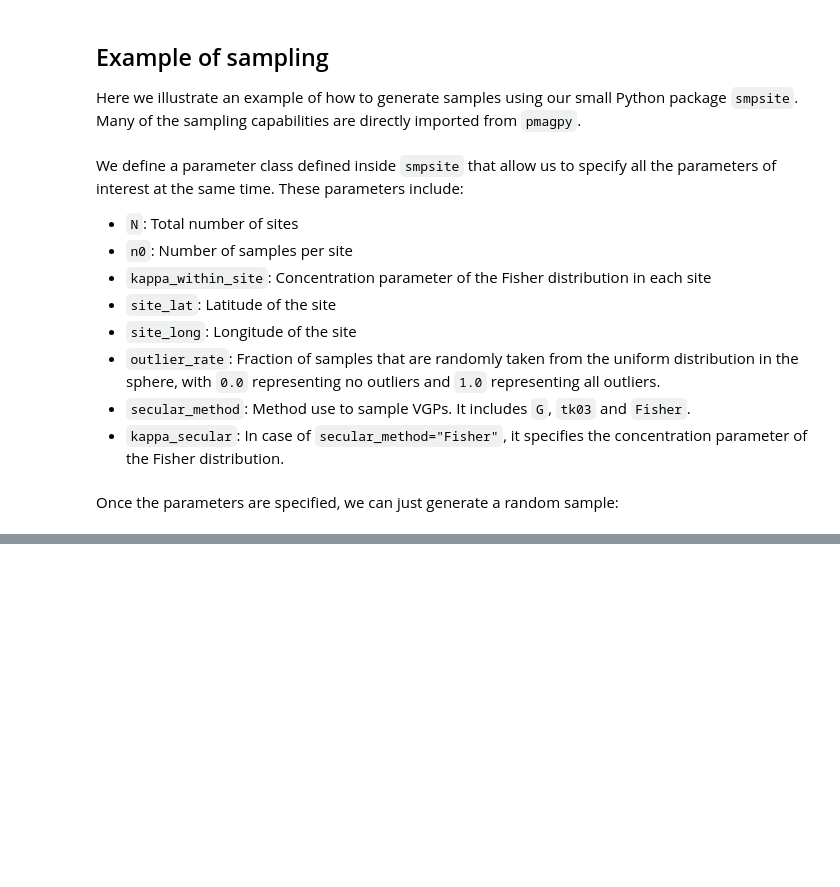
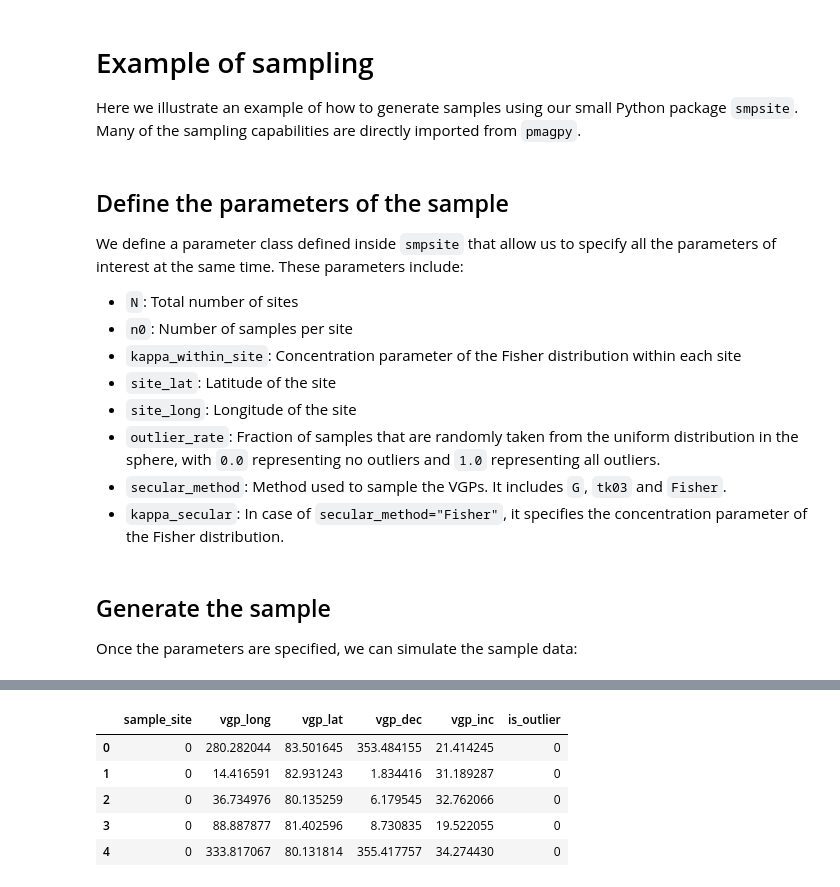
Before and after one commit to PolarWandering/PaleoSampling, a Jupyter notebook: _sources/notebooks/Sampling_example.ipynb, the cells around one changed output, grey strips where cells are left out. Drawn from its saved outputs; the diff is of its cells as text; code cells hidden in the pictures; blank space fills up the shorter version.

```diff
--- a/_sources/notebooks/Sampling_example.ipynb
+++ b/_sources/notebooks/Sampling_example.ipynb
@@ -1,5 +1,5 @@
 # %% [markdown]
-## Example of sampling
+# Example of sampling
 
 Here we illustrate an example of how to generate samples using our small Python package `smpsite`. Many of the sampling capabilities are directly imported from `pmagpy`.
 # %%
@@ -13,14 +13,16 @@ np.random.seed(666)
 
 %matplotlib inline
 # %% [markdown]
+## Define the parameters of the sample
+
 We define a parameter class defined inside `smpsite` that allow us to specify all the parameters of interest at the same time. These parameters include:
 - `N`: Total number of sites
 - `n0`: Number of samples per site
-- `kappa_within_site`: Concentration parameter of the Fisher distribution in each site
+- `kappa_within_site`: Concentration parameter of the Fisher distribution within each site
 - `site_lat`: Latitude of the site
 - `site_long`: Longitude of the site
 - `outlier_rate`: Fraction of samples that are randomly taken from the uniform distribution in the sphere, with `0.0` representing no outliers and `1.0` representing all outliers.
-- `secular_method`: Method use to sample VGPs. It includes `G`, `tk03` and `Fisher`.
+- `secular_method`: Method used to sample the VGPs. It includes `G`, `tk03` and `Fisher`.
 - `kappa_secular`: In case of `secular_method="Fisher"`, it specifies the concentration parameter of the Fisher distribution.
 # %%
 params0 = smp.Params(N=10,
@@ -32,9 +34,12 @@ params0 = smp.Params(N=10,
                      secular_method="G",
                      kappa_secular=None)
 # %% [markdown]
-Once the parameters are specified, we can just generate a random sample:
+## Generate the sample
+
+Once the parameters are specified, we can simulate the sample data:
 # %%
 %%time
 
 df_sample = smp.generate_samples(params0)
+df_sample.head()
 # %% [output]
@@ -42,0 +48,6 @@ Wall time: 17.2 ms
+|  | sample_site | vgp_long | vgp_lat | vgp_dec | vgp_inc | is_outlier |
+| 0 | 0 | 280.282044 | 83.501645 | 353.484155 | 21.414245 | 0 |
+| 1 | 0 | 14.416591 | 82.931243 | 1.834416 | 31.189287 | 0 |
+| 2 | 0 | 36.734976 | 80.135259 | 6.179545 | 32.762066 | 0 |
+| 3 | 0 | 88.887877 | 81.402596 | 8.730835 | 19.522055 | 0 |
+| 4 | 0 | 333.817067 | 80.131814 | 355.417757 | 34.274430 | 0 |
```
Also changed, not shown: parts of 10 cells of this notebook, 8 other files.
